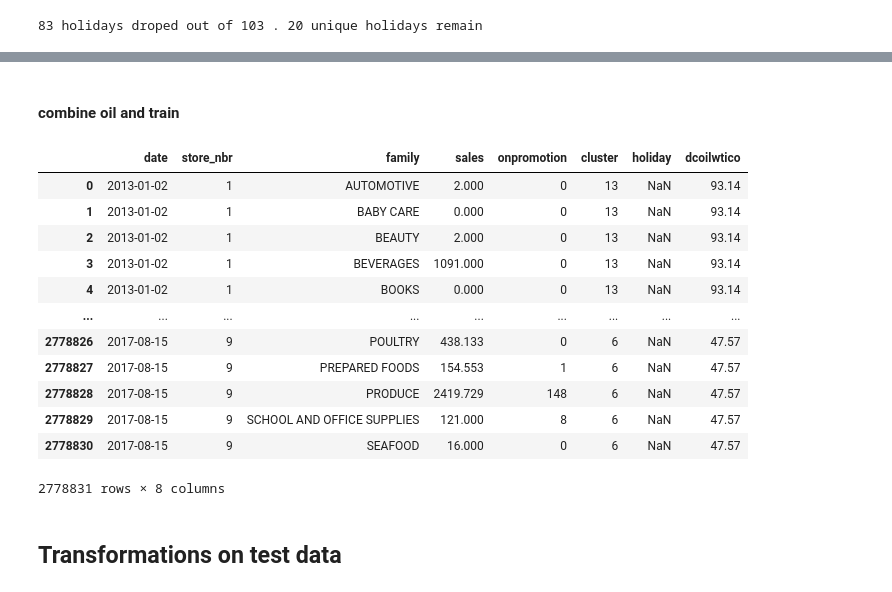
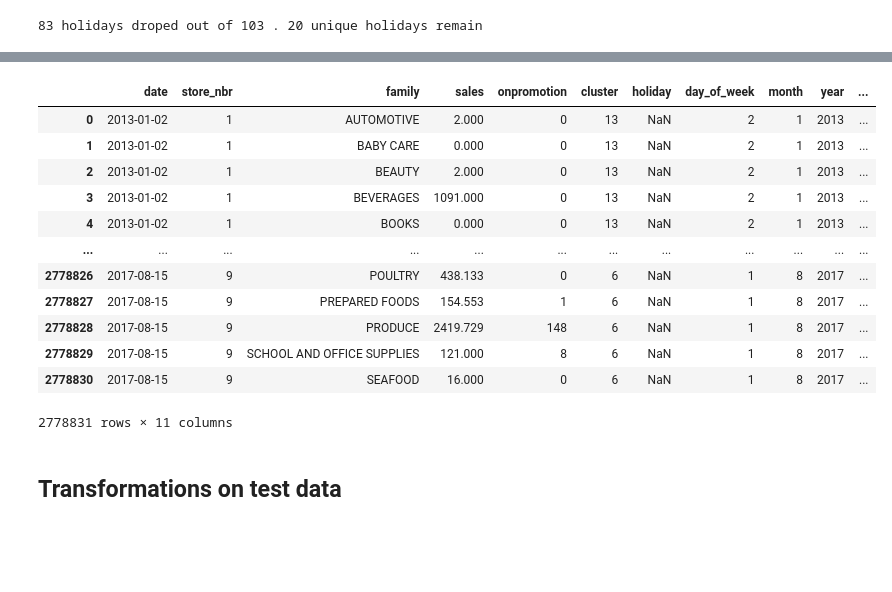
Before and after one commit to coryleroy1/Store-Sales, a Jupyter notebook: Feature Engineering/Feature Engineering.ipynb, the cells around one changed output, grey strips where cells are left out. Saved outputs shown, nothing was run; the diff lists cells and outputs as text; code cells hidden in the pictures; blank space fills up the shorter version.

Commit message:
add date function to fe

```diff
--- a/Feature Engineering/Feature Engineering.ipynb
+++ b/Feature Engineering/Feature Engineering.ipynb
@@ -51,6 +51,12 @@ df_train_shortened = df_train_min_date[df_train_min_date['date_x'] >= df_train_m
 df_train_shortened = df_train_shortened.drop(['date_y'], axis=1)
 df_train_shortened.rename(columns={'date_x':'date'}, inplace=True)
 df_train_shortened = train_to_store_merge(df_train_shortened, df_stores)
+# %%
+def create_date_features(df):
+    df['day_of_week'] = df['date'].dt.dayofweek
+    df['month'] = df['date'].dt.month
+    df['year'] = df['date'].dt.year
+    return df
 # %%
 # add dates when stores were temporarily closed
 # %% [markdown]
@@ -187,30 +188,31 @@ df_train_filtered = train_to_holiday_merge(df_train_shortened, national_holidays
-# %% [markdown]
-#### combine oil and train ####
 # %%
 def train_to_oil_merge(train, oil):
     df_oil['date'] = pd.to_datetime(df_oil['date'])
     df = pd.merge(train,oil, how='left', on='date')
     return df
 # %%
+#### combine train ####
+df_train_filtered = train_to_holiday_merge(df_train_shortened, national_holidays_filtered, state_holidays_filtered,local_holidays_filtered)
+df_train_filtered = create_date_features(df_train_filtered)
 df_train_merged = train_to_oil_merge(df_train_filtered, df_oil)
 
 df_train_merged = df_train_merged.drop(['id','city','state', 'type'], axis=1)
 
 df_train_merged
 # %% [output]
-|  | date | store_nbr | family | sales | onpromotion | cluster | holiday | dcoilwtico |
-| 0 | 2013-01-02 | 1 | AUTOMOTIVE | 2.000 | 0 | 13 | NaN | 93.14 |
-| 1 | 2013-01-02 | 1 | BABY CARE | 0.000 | 0 | 13 | NaN | 93.14 |
-| 2 | 2013-01-02 | 1 | BEAUTY | 2.000 | 0 | 13 | NaN | 93.14 |
-| 3 | 2013-01-02 | 1 | BEVERAGES | 1091.000 | 0 | 13 | NaN | 93.14 |
-| 4 | 2013-01-02 | 1 | BOOKS | 0.000 | 0 | 13 | NaN | 93.14 |
-| ... | ... | ... | ... | ... | ... | ... | ... | ... |
-| 2778826 | 2017-08-15 | 9 | POULTRY | 438.133 | 0 | 6 | NaN | 47.57 |
-| 2778827 | 2017-08-15 | 9 | PREPARED FOODS | 154.553 | 1 | 6 | NaN | 47.57 |
-| 2778828 | 2017-08-15 | 9 | PRODUCE | 2419.729 | 148 | 6 | NaN | 47.57 |
-| 2778829 | 2017-08-15 | 9 | SCHOOL AND OFFICE SUPPLIES | 121.000 | 8 | 6 | NaN | 47.57 |
-| 2778830 | 2017-08-15 | 9 | SEAFOOD | 16.000 | 0 | 6 | NaN | 47.57 |
+|  | date | store_nbr | family | sales | onpromotion | cluster | holiday | day_of_week | month | year | ... |
+| 0 | 2013-01-02 | 1 | AUTOMOTIVE | 2.000 | 0 | 13 | NaN | 2 | 1 | 2013 | ... |
+| 1 | 2013-01-02 | 1 | BABY CARE | 0.000 | 0 | 13 | NaN | 2 | 1 | 2013 | ... |
+| 2 | 2013-01-02 | 1 | BEAUTY | 2.000 | 0 | 13 | NaN | 2 | 1 | 2013 | ... |
+| 3 | 2013-01-02 | 1 | BEVERAGES | 1091.000 | 0 | 13 | NaN | 2 | 1 | 2013 | ... |
+| 4 | 2013-01-02 | 1 | BOOKS | 0.000 | 0 | 13 | NaN | 2 | 1 | 2013 | ... |
+| ... | ... | ... | ... | ... | ... | ... | ... | ... | ... | ... | ... |
+| 2778826 | 2017-08-15 | 9 | POULTRY | 438.133 | 0 | 6 | NaN | 1 | 8 | 2017 | ... |
+| 2778827 | 2017-08-15 | 9 | PREPARED FOODS | 154.553 | 1 | 6 | NaN | 1 | 8 | 2017 | ... |
+| 2778828 | 2017-08-15 | 9 | PRODUCE | 2419.729 | 148 | 6 | NaN | 1 | 8 | 2017 | ... |
+| 2778829 | 2017-08-15 | 9 | SCHOOL AND OFFICE SUPPLIES | 121.000 | 8 | 6 | NaN | 1 | 8 | 2017 | ... |
+| 2778830 | 2017-08-15 | 9 | SEAFOOD | 16.000 | 0 | 6 | NaN | 1 | 8 | 2017 | ... |
-2778831 rows × 8 columns
+2778831 rows × 11 columns
 # %%
 #df_train_merged.to_pickle(df_train.pkl)
 # %% [markdown]
```
Also changed, not shown: parts of 5 cells of this notebook, 2 other files.
